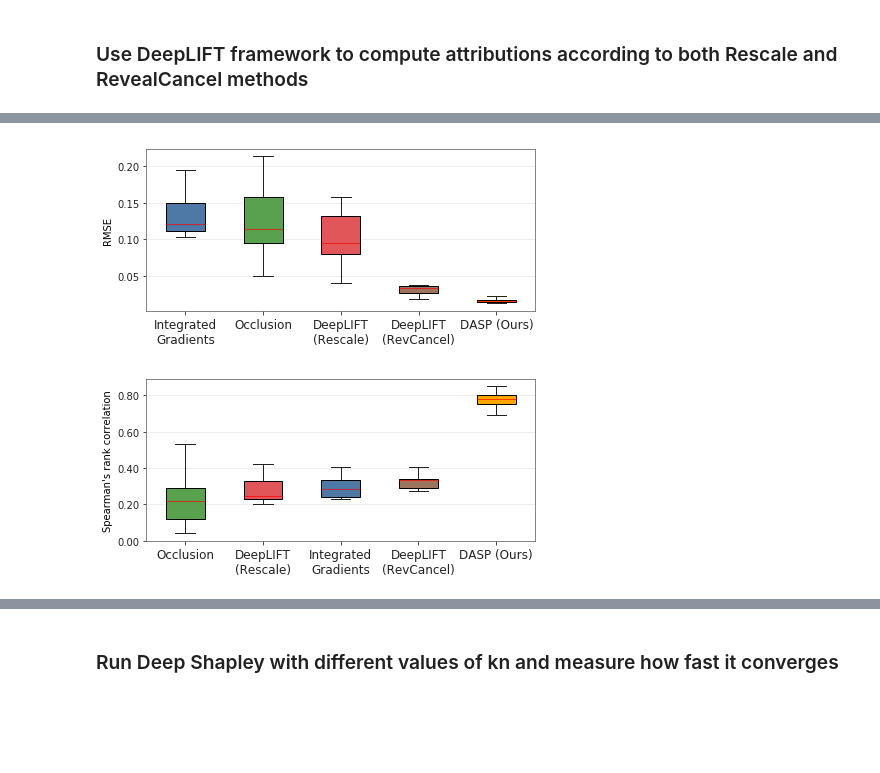
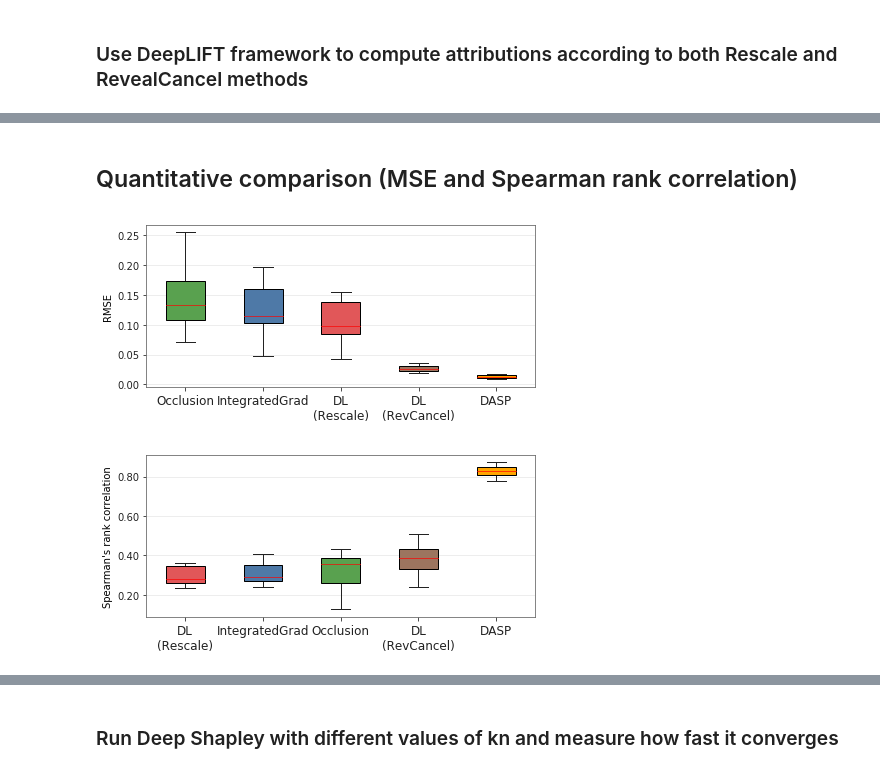
Before and after one commit to marcoancona/DASP, a Jupyter notebook: examples/cifar10/cifar10_cnn.ipynb, the cells around one changed output, grey strips where cells are left out. Saved outputs shown, nothing was run; the diff lists cells and outputs as text; code cells hidden in the pictures; blank space fills up the shorter version.

```diff
--- a/examples/cifar10/cifar10_cnn.ipynb
+++ b/examples/cifar10/cifar10_cnn.ipynb
@@ -244,15 +168,15 @@ Wall time: 1.79 s
 # %%
-%%time
-# Load or...
-# r = pickle.load( open( "data/cifar10_DASP_convergence.pkl", "rb" ) )
-# #a_shap = r.mean(1).reshape(-1, 32, 32)
-# print (r.shape)
+# We want to reproduce the convergence result so we run DASP multiple times using a different number of
+# coalitions sizes (up to 32).
 
 dasps = []
-kns = [1, 2, 4, 8, 16, 32, 64, 128]
+kns = [1, 2, 4, 8, 16, 32]
 for xn in kns:
+    print ("Evaluating with %d coalition sizes" % xn)
     s = dasp.run(xs, xn)
-    print (s.shape)
+    # Pick only the explanation referring to the output unit corresponding to the correct class
     s = np.array([s[i, c, :] for i, c in enumerate(np.argmax(ys, 1))])
     dasps.append((xn, s))
+
+a_dasp = dasps[-1][1][:, :, :]
 # %% [output]
@@ -362,10 +202,13 @@ with DeepExplain(session=K.get_session()) as de:  # <-- init DeepExplain context
     fModel = Model(inputs=input_tensor, outputs = model.layers[-2].output)
     target_tensor = fModel(input_tensor)
 
-    a_gradin = de.explain('grad*input', target_tensor * ys, input_tensor, xs)
     a_intgrad = de.explain('intgrad', target_tensor * ys, input_tensor, xs)
+    a_occlusion = de.explain('occlusion', target_tensor * ys, input_tensor, xs, window_shape=(1, 1, 3))
+     # Run with different number of steps to reproduce convergence result
     intgrads = [(k, de.explain('intgrad', target_tensor * ys, input_tensor, xs, steps=k).sum(-1)) for k in [1, 2, 4, 8, 16, 32, 64, 128]]
-    a_occlusion = de.explain('occlusion', target_tensor * ys, input_tensor, xs, window_shape=(1, 1, 3))
-    print ("Done")
+
+# Notice that Integrated Gradients produce an attribution value for each pixel/channel pair.
+# We sum along the channel dimension to get an attribution value for each pixel.
 a_intgrad = np.sum(a_intgrad, -1)
 a_occlusion = np.sum(a_occlusion, -1)
+print ("Done")
@@ -406,3 +279,0 @@ a_res = a_res[:, 0, ...].sum(-1)
-# %%
-a_rc = a_rc.sum(-1)
-a_res = a_res.sum(-1)
@@ -475,3 +318,12 @@ for a in attributions:
+# %%
+attributions = [
+    ('IntegratedGrad',      a_intgrad),
+    ('DL\n(Rescale)',       a_res),
+    ('DL\n(RevCancel)',     a_rc),
+    ('Occlusion',           a_occlusion),
+    ('DASP',                a_dasp),
+    ('Sampling (~GT)',      a_sampling)
+]
 # %%
 # Plot attributions
 %matplotlib inline
@@ -492,15 +344,17 @@ plot_attribution_maps("cifar10",
+# %% [markdown]
+## Quantitative comparison (MSE and Spearman rank correlation)
 # %%
-from utils.utils import plot_mse_comparison, plot_kendall_comparison
+from utils.utils import plot_mse_comparison, plot_correlation_comparison
 
 
 plot_mse_comparison('cifar10',
                     [x[1][:10] for x in attributions],
                     [x[0] for x in attributions],
                     gt_idx=-1)
-plot_kendall_comparison('cifar10',
+plot_correlation_comparison('cifar10',
                         [x[1][:10] for x in attributions],
                         [x[0] for x in attributions],
                         gt_idx=-1)
 # %% [output]
-[figure, old version]
+[figure, new version]
-[figure, old version]
+[figure, new version]
```
Also changed, not shown: parts of 22 cells of this notebook.
